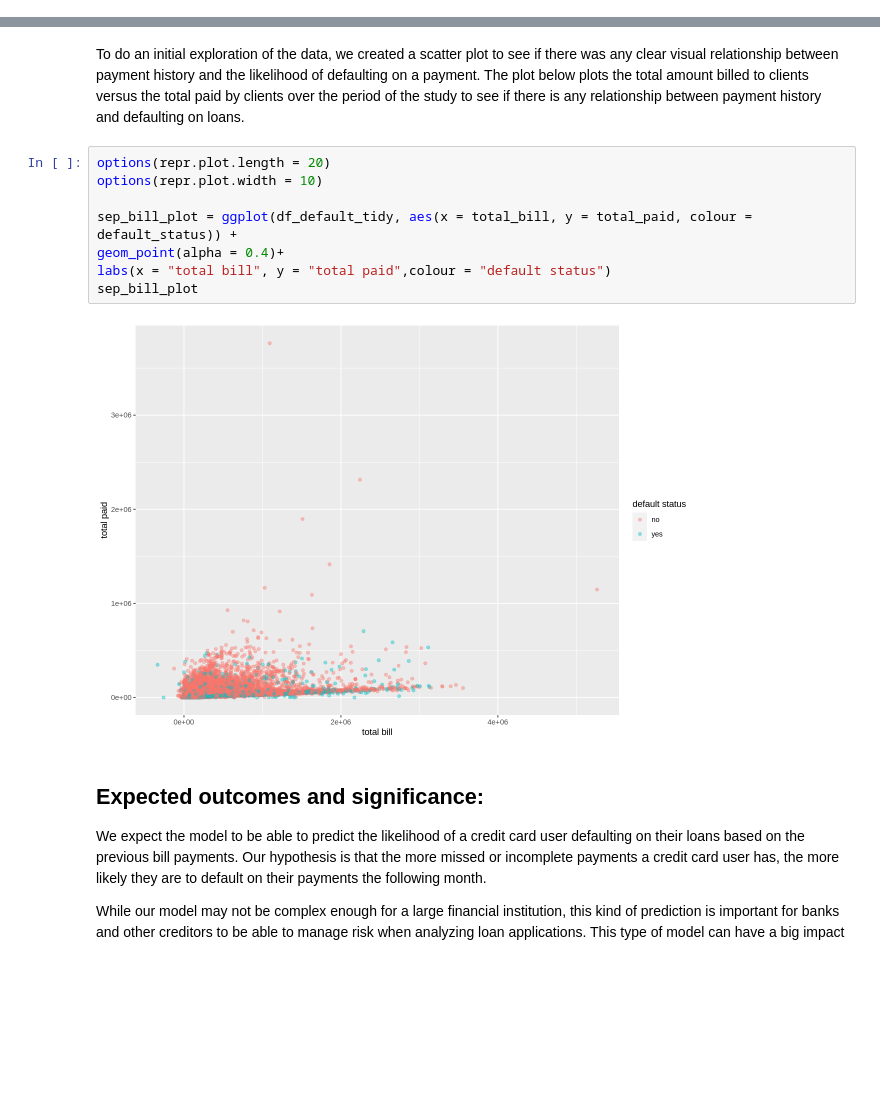
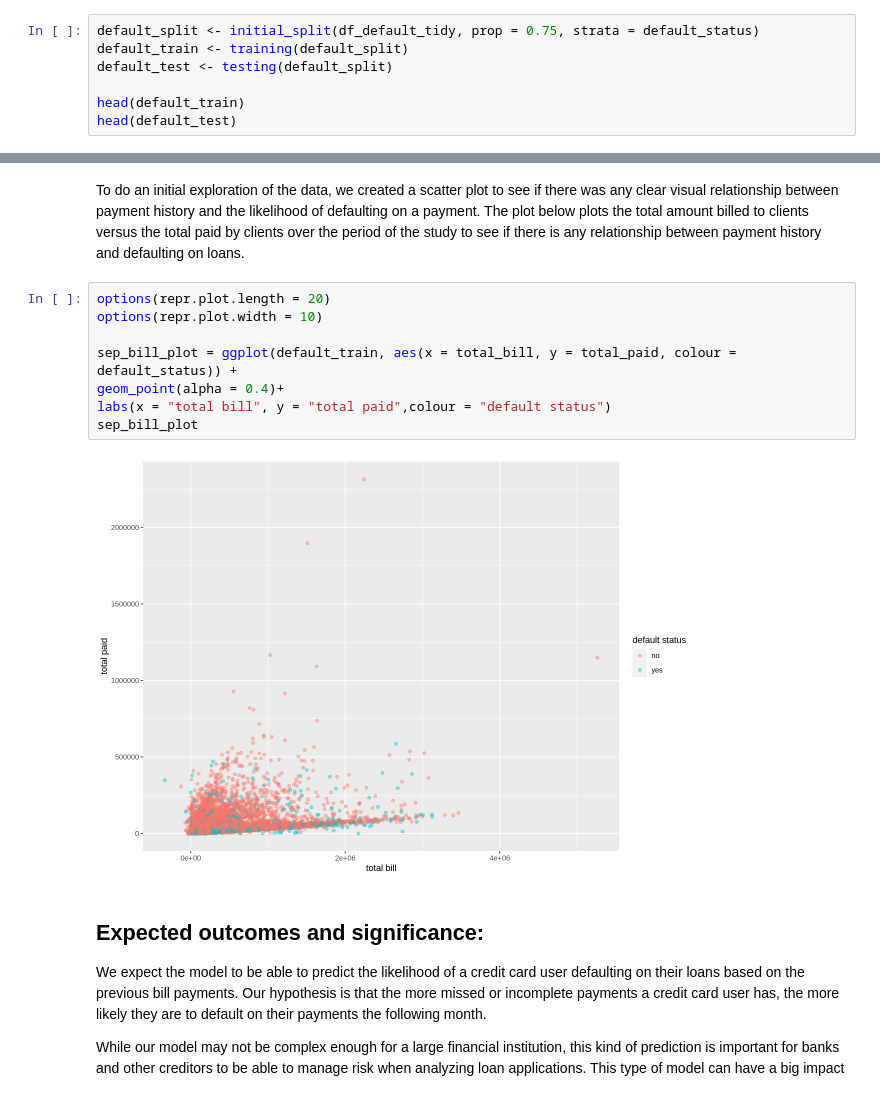
Before and after one commit to jorosafi/dsci-group-project, a Jupyter notebook: default-prediction.ipynb, the cells around one changed output, grey strips where cells are left out. Saved outputs shown, nothing was run; the diff lists cells and outputs as text; blank space fills up the shorter version.

```diff
--- a/default-prediction.ipynb
+++ b/default-prediction.ipynb
@@ -83,0 +104,7 @@ A tibble: 6 × 19
+# %%
+default_split <- initial_split(df_default_tidy, prop = 0.75, strata = default_status)
+default_train <- training(default_split)
+default_test <- testing(default_split)
+
+head(default_train)
+head(default_test)
@@ -86,13 +132,13 @@ To do an initial exploration of the data, we created a scatter plot to see if th
 # %%
 options(repr.plot.length = 20)
 options(repr.plot.width = 10)
 
-sep_bill_plot = ggplot(df_default_tidy, aes(x = total_bill, y = total_paid, colour = default_status)) +
+sep_bill_plot = ggplot(default_train, aes(x = total_bill, y = total_paid, colour = default_status)) +
 geom_point(alpha = 0.4)+
 labs(x = "total bill", y = "total paid",colour = "default status")
 sep_bill_plot
 # %% [output]
-[figure, old version]
+[figure, new version]
 # %% [markdown]
 ## Expected outcomes and significance:
 We expect the model to be able to predict the likelihood of a credit card user defaulting on their loans based on the previous bill payments. Our hypothesis is that the more missed or incomplete payments a credit card user has, the more likely they are to default on their payments the following month.
```
Also changed, not shown: parts of 3 cells of this notebook.
